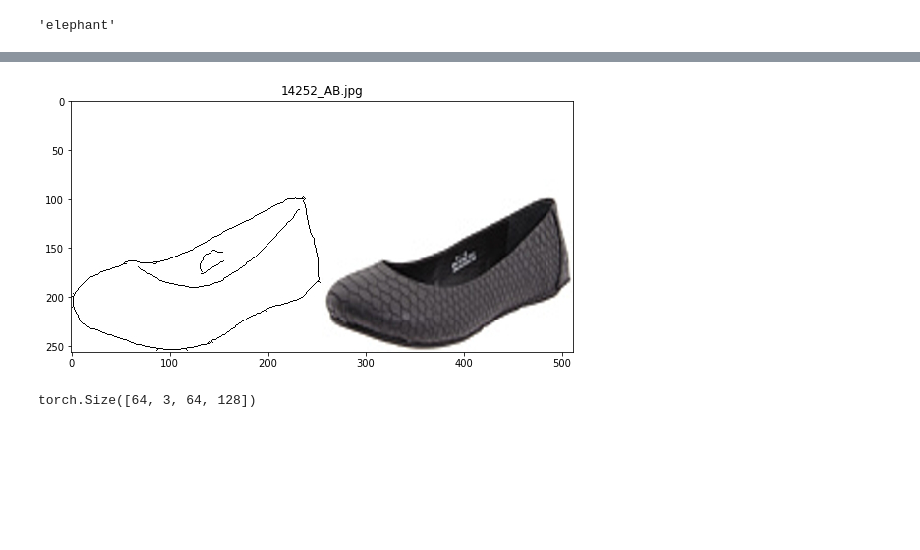
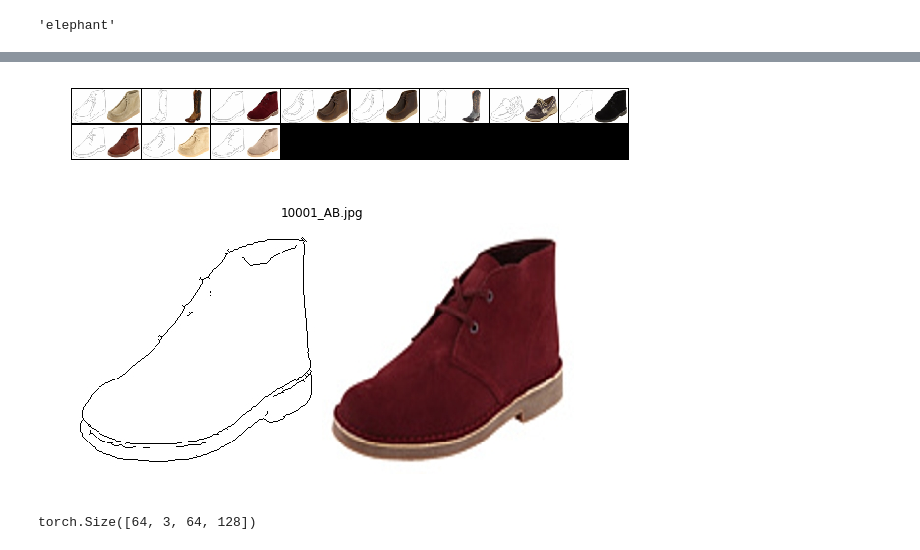
Before and after one commit to hdmamin/GAN-architectures, a Jupyter notebook: dev.ipynb, the cells around one changed output, grey strips where cells are left out. Cells and saved outputs as stored; diff of their text form; code cells hidden in the pictures; blank space fills up the shorter version.

```diff
--- a/dev.ipynb
+++ b/dev.ipynb
@@ -63,3 +145,7 @@ shoe_dl = DataLoader(shoe_ds, bs, shuffle=True, num_workers=workers)
+# %%
+show_batch(shoe_dl)
+# %% [output]
+[figure, added]
 # %%
 files = [str(f) for f in Path('edges2shoes/train').iterdir()]
 # %%
@@ -67,7 +153,7 @@ files2 = [str(f) for f in Path('edges2shoes/val').iterdir()]
 # %%
-show_img(files[0])
+show_img(files[10])
 # %% [output]
-[figure, old version]
+[figure, new version]
 # %%
 batch = next(iter(shoe_dl))
 batch[0].shape
```
Also changed, not shown: parts of 20 cells of this notebook, 3 other files.
